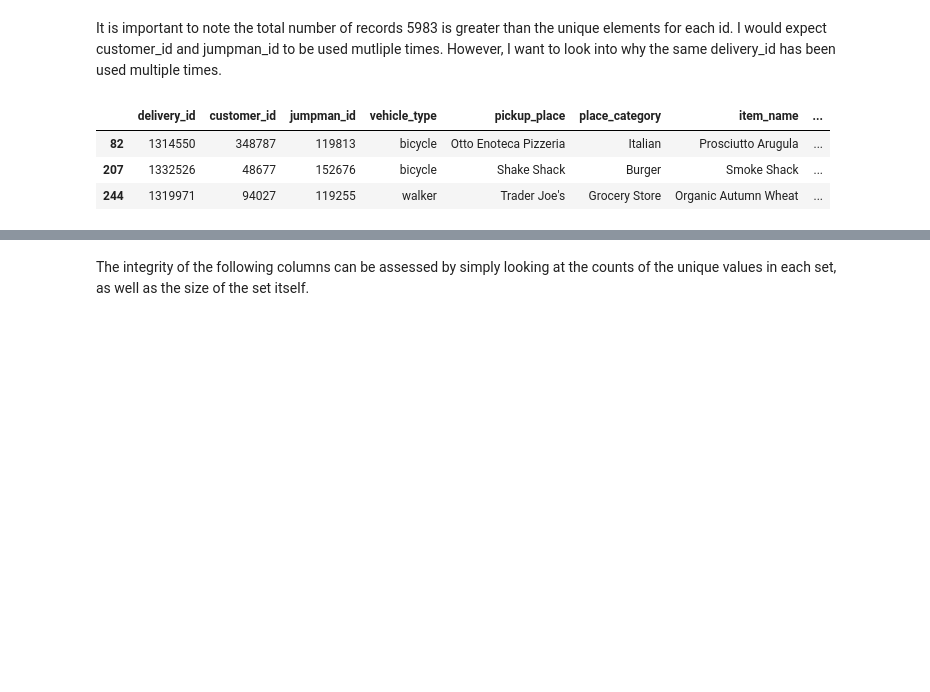
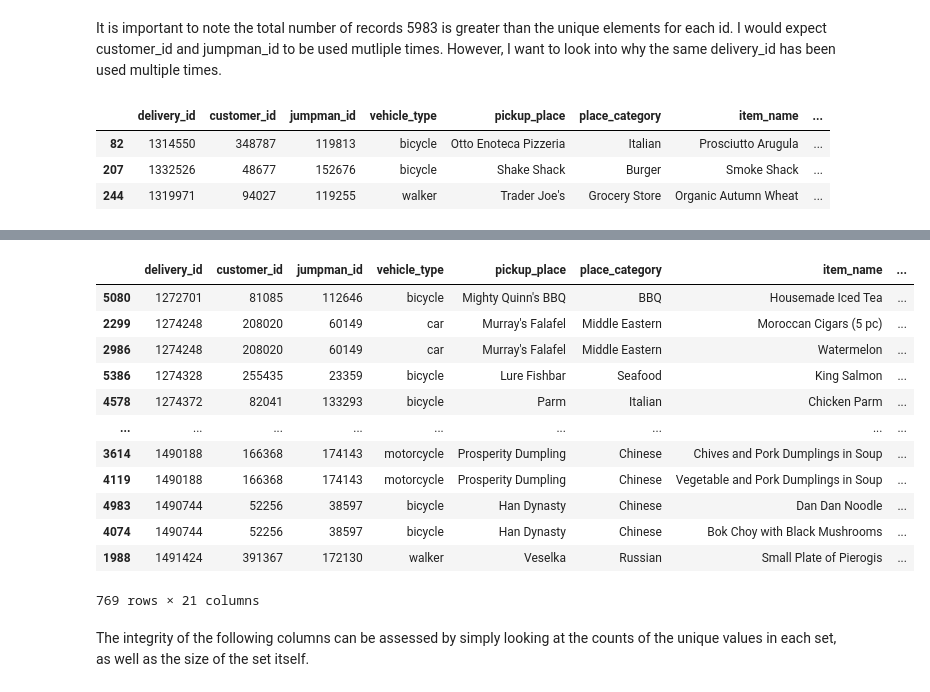
Before and after one commit to sstarkjr/PM_MarketAnalysis, a Jupyter notebook: Stephen_Stark_Jumpman23Analysis.ipynb, the cells around one changed output, grey strips where cells are left out. Drawn from its saved outputs; the diff is of its cells as text; code cells hidden in the pictures; blank space fills up the shorter version.

```diff
--- a/Stephen_Stark_Jumpman23Analysis.ipynb
+++ b/Stephen_Stark_Jumpman23Analysis.ipynb
@@ -133,0 +136,17 @@ df[df['delivery_id']==1332526]
+# %%
+#full duplicate row dataset
+df[df['delivery_id'].duplicated()].sort_values(by='delivery_id')
+# %% [output]
+|  | delivery_id | customer_id | jumpman_id | vehicle_type | pickup_place | place_category | item_name | ... |
+| 5080 | 1272701 | 81085 | 112646 | bicycle | Mighty Quinn's BBQ | BBQ | Housemade Iced Tea | ... |
+| 2299 | 1274248 | 208020 | 60149 | car | Murray's Falafel | Middle Eastern | Moroccan Cigars (5 pc) | ... |
+| 2986 | 1274248 | 208020 | 60149 | car | Murray's Falafel | Middle Eastern | Watermelon | ... |
+| 5386 | 1274328 | 255435 | 23359 | bicycle | Lure Fishbar | Seafood | King Salmon | ... |
+| 4578 | 1274372 | 82041 | 133293 | bicycle | Parm | Italian | Chicken Parm | ... |
+| ... | ... | ... | ... | ... | ... | ... | ... | ... |
+| 3614 | 1490188 | 166368 | 174143 | motorcycle | Prosperity Dumpling | Chinese | Chives and Pork Dumplings in Soup | ... |
+| 4119 | 1490188 | 166368 | 174143 | motorcycle | Prosperity Dumpling | Chinese | Vegetable and Pork Dumplings in Soup | ... |
+| 4983 | 1490744 | 52256 | 38597 | bicycle | Han Dynasty | Chinese | Dan Dan Noodle | ... |
+| 4074 | 1490744 | 52256 | 38597 | bicycle | Han Dynasty | Chinese | Bok Choy with Black Mushrooms | ... |
+| 1988 | 1491424 | 391367 | 172130 | walker | Veselka | Russian | Small Plate of Pierogis | ... |
+769 rows × 21 columns
```
Also changed, not shown: parts of 7 cells of this notebook.
